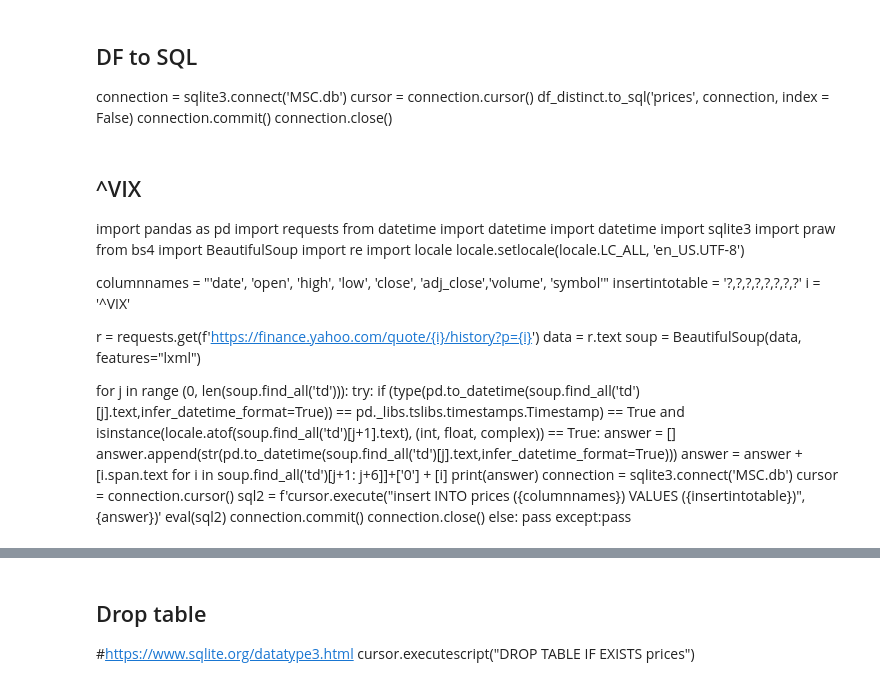
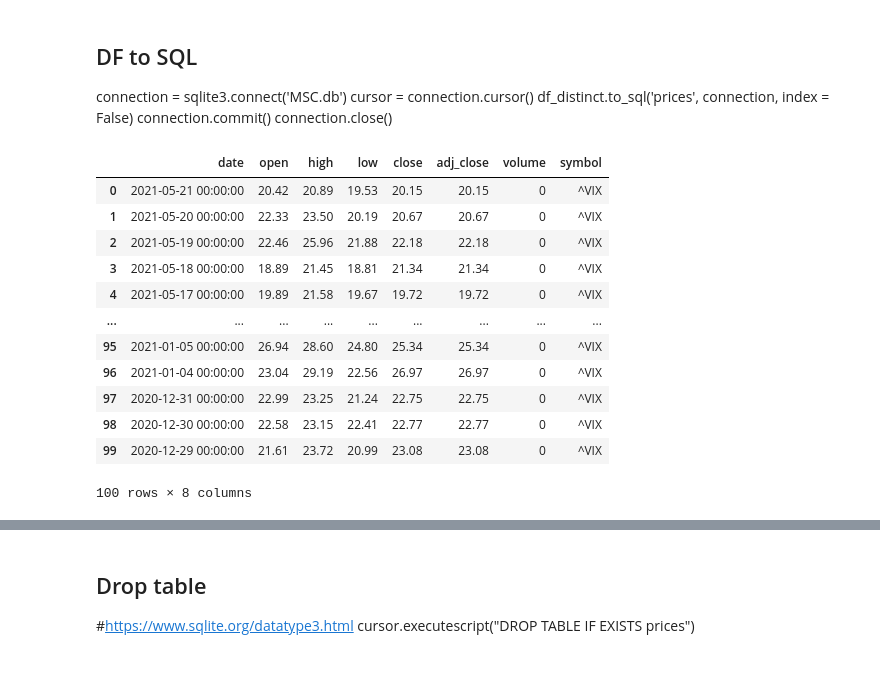
Before and after one commit to Amarilda/MscAston, a Jupyter notebook: MSC/MScDB.ipynb, the cells around one changed output, grey strips where cells are left out. Drawn from its saved outputs; the diff is of its cells as text; code cells hidden in the pictures.

```diff
--- a/MSC/MScDB.ipynb
+++ b/MSC/MScDB.ipynb
@@ -263,41 +263,23 @@ for j in range (0, len(soup.find_all('td'))):
             connection.close()
         else: pass
     except:pass
-# %% [markdown]
-## ^VIX
-
-import pandas as pd
-import requests
-from datetime import datetime
-import datetime
-import sqlite3
-import praw
-from bs4 import BeautifulSoup
-import re
-import locale
-locale.setlocale(locale.LC_ALL, 'en_US.UTF-8')
-
-
-columnnames = "'date', 'open', 'high', 'low', 'close', 'adj_close','volume', 'symbol'"
-insertintotable = '?,?,?,?,?,?,?,?'
-i = '^VIX'
-
-r = requests.get(f'https://finance.yahoo.com/quote/{i}/history?p={i}')
-data = r.text
-soup = BeautifulSoup(data, features="lxml")
-
-for j in range (0, len(soup.find_all('td'))):
-    try:
-        if (type(pd.to_datetime(soup.find_all('td')[j].text,infer_datetime_format=True)) == pd._libs.tslibs.timestamps.Timestamp) == True and isinstance(locale.atof(soup.find_all('td')[j+1].text), (int, float, complex)) == True:
-            answer = []
-            answer.append(str(pd.to_datetime(soup.find_all('td')[j].text,infer_datetime_format=True)))
-            answer = answer + [i.span.text for i in soup.find_all('td')[j+1: j+6]]+['0'] + [i]
-            print(answer)
-            connection = sqlite3.connect('MSC.db')
-            cursor = connection.cursor()
-            sql2 = f'cursor.execute("insert INTO  prices ({columnnames}) VALUES ({insertintotable})", {answer})'
-            eval(sql2)
-            connection.commit()
-            connection.close()
-        else: pass
-    except:pass
+# %%
+connection = sqlite3.connect('MSC.db')
+cursor = connection.cursor()
+sql = ("Select * from prices where symbol = '^VIX' order by date desc")
+z = pd.read_sql_query(sql,connection)
+z
+# %% [output]
+|  | date | open | high | low | close | adj_close | volume | symbol |
+| 0 | 2021-05-21 00:00:00 | 20.42 | 20.89 | 19.53 | 20.15 | 20.15 | 0 | ^VIX |
+| 1 | 2021-05-20 00:00:00 | 22.33 | 23.50 | 20.19 | 20.67 | 20.67 | 0 | ^VIX |
+| 2 | 2021-05-19 00:00:00 | 22.46 | 25.96 | 21.88 | 22.18 | 22.18 | 0 | ^VIX |
+| 3 | 2021-05-18 00:00:00 | 18.89 | 21.45 | 18.81 | 21.34 | 21.34 | 0 | ^VIX |
+| 4 | 2021-05-17 00:00:00 | 19.89 | 21.58 | 19.67 | 19.72 | 19.72 | 0 | ^VIX |
+| ... | ... | ... | ... | ... | ... | ... | ... | ... |
+| 95 | 2021-01-05 00:00:00 | 26.94 | 28.60 | 24.80 | 25.34 | 25.34 | 0 | ^VIX |
+| 96 | 2021-01-04 00:00:00 | 23.04 | 29.19 | 22.56 | 26.97 | 26.97 | 0 | ^VIX |
+| 97 | 2020-12-31 00:00:00 | 22.99 | 23.25 | 21.24 | 22.75 | 22.75 | 0 | ^VIX |
+| 98 | 2020-12-30 00:00:00 | 22.58 | 23.15 | 22.41 | 22.77 | 22.77 | 0 | ^VIX |
+| 99 | 2020-12-29 00:00:00 | 21.61 | 23.72 | 20.99 | 23.08 | 23.08 | 0 | ^VIX |
+100 rows × 8 columns
```
Also changed, not shown: parts of 3 cells of this notebook, 2 other files.
